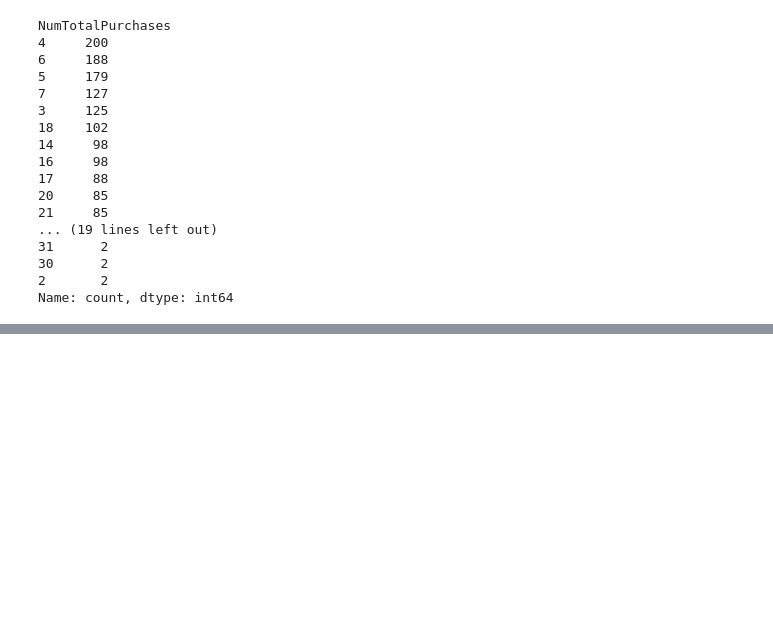
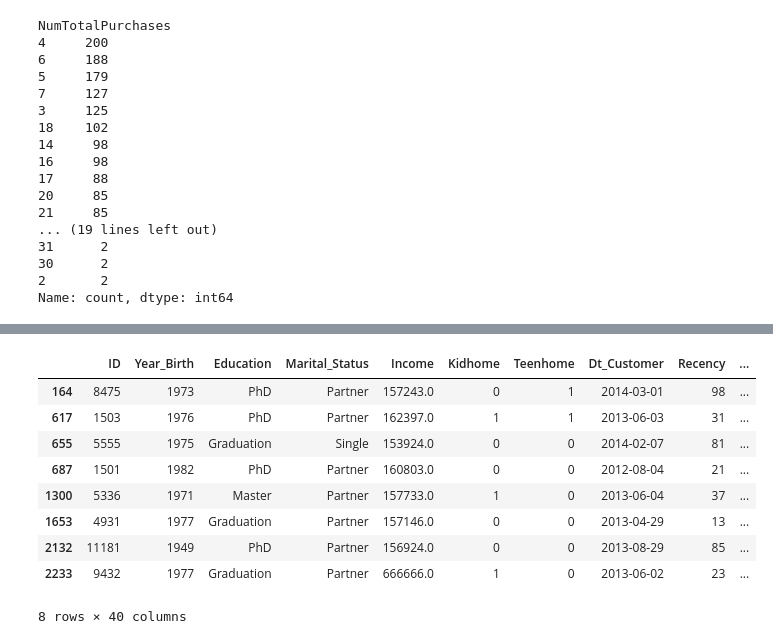
Before and after one commit to BraulioHermanson/IFOOD_2020, a Jupyter notebook: notebook/01_EDA.ipynb, the cells around one changed output, grey strips where cells are left out. Cells and saved outputs as stored; diff of their text form; code cells hidden in the pictures; blank space fills up the shorter version.

```diff
--- a/notebook/01_EDA.ipynb
+++ b/notebook/01_EDA.ipynb
@@ -355,0 +379,13 @@ Name: count, dtype: int64
+# %%
+inspect_outliers(df,'Income')
+# %% [output]
+|  | ID | Year_Birth | Education | Marital_Status | Income | Kidhome | Teenhome | Dt_Customer | Recency | ... |
+| 164 | 8475 | 1973 | PhD | Partner | 157243.0 | 0 | 1 | 2014-03-01 | 98 | ... |
+| 617 | 1503 | 1976 | PhD | Partner | 162397.0 | 1 | 1 | 2013-06-03 | 31 | ... |
+| 655 | 5555 | 1975 | Graduation | Single | 153924.0 | 0 | 0 | 2014-02-07 | 81 | ... |
+| 687 | 1501 | 1982 | PhD | Partner | 160803.0 | 0 | 0 | 2012-08-04 | 21 | ... |
+| 1300 | 5336 | 1971 | Master | Partner | 157733.0 | 1 | 0 | 2013-06-04 | 37 | ... |
+| 1653 | 4931 | 1977 | Graduation | Partner | 157146.0 | 0 | 0 | 2013-04-29 | 13 | ... |
+| 2132 | 11181 | 1949 | PhD | Partner | 156924.0 | 0 | 0 | 2013-08-29 | 85 | ... |
+| 2233 | 9432 | 1977 | Graduation | Partner | 666666.0 | 1 | 0 | 2013-06-02 | 23 | ... |
+8 rows × 40 columns
```
Also changed, not shown: parts of 3 cells of this notebook, 1 other file.
